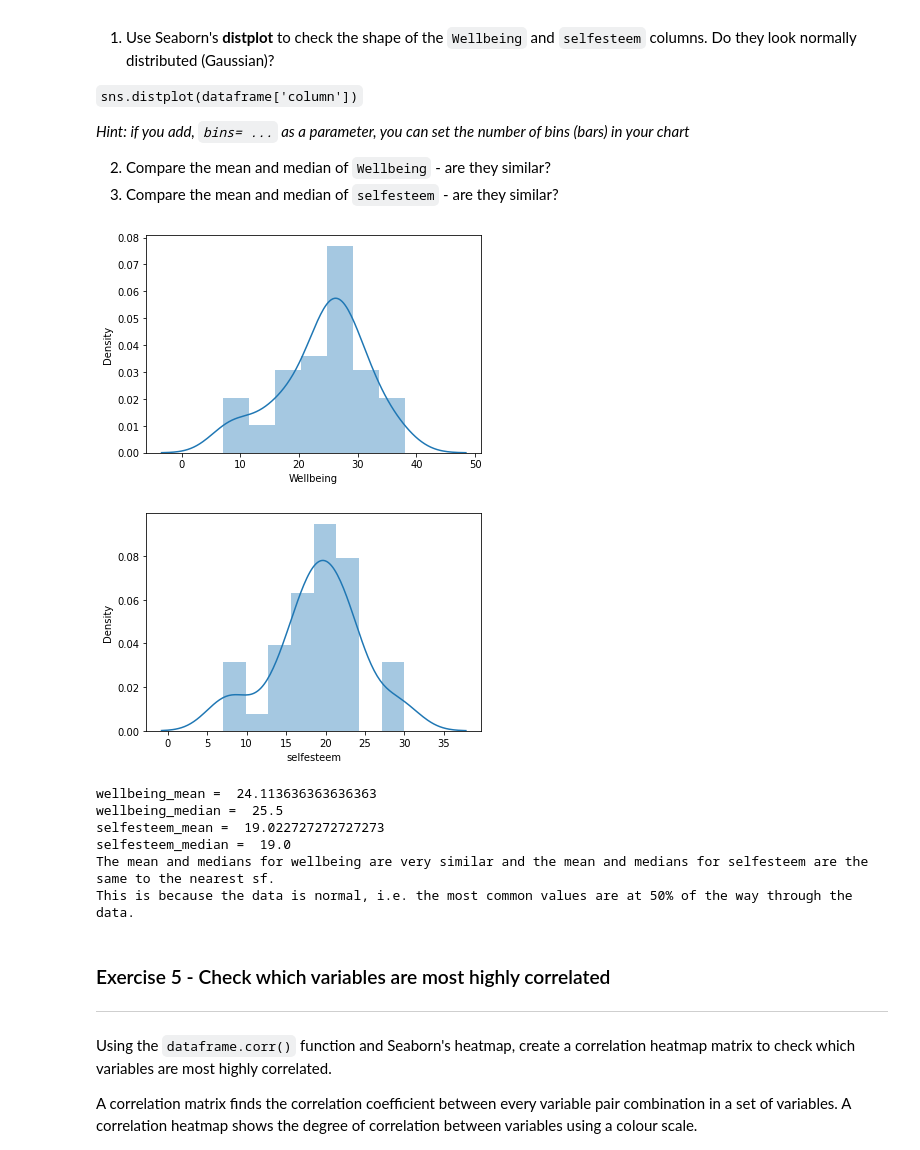
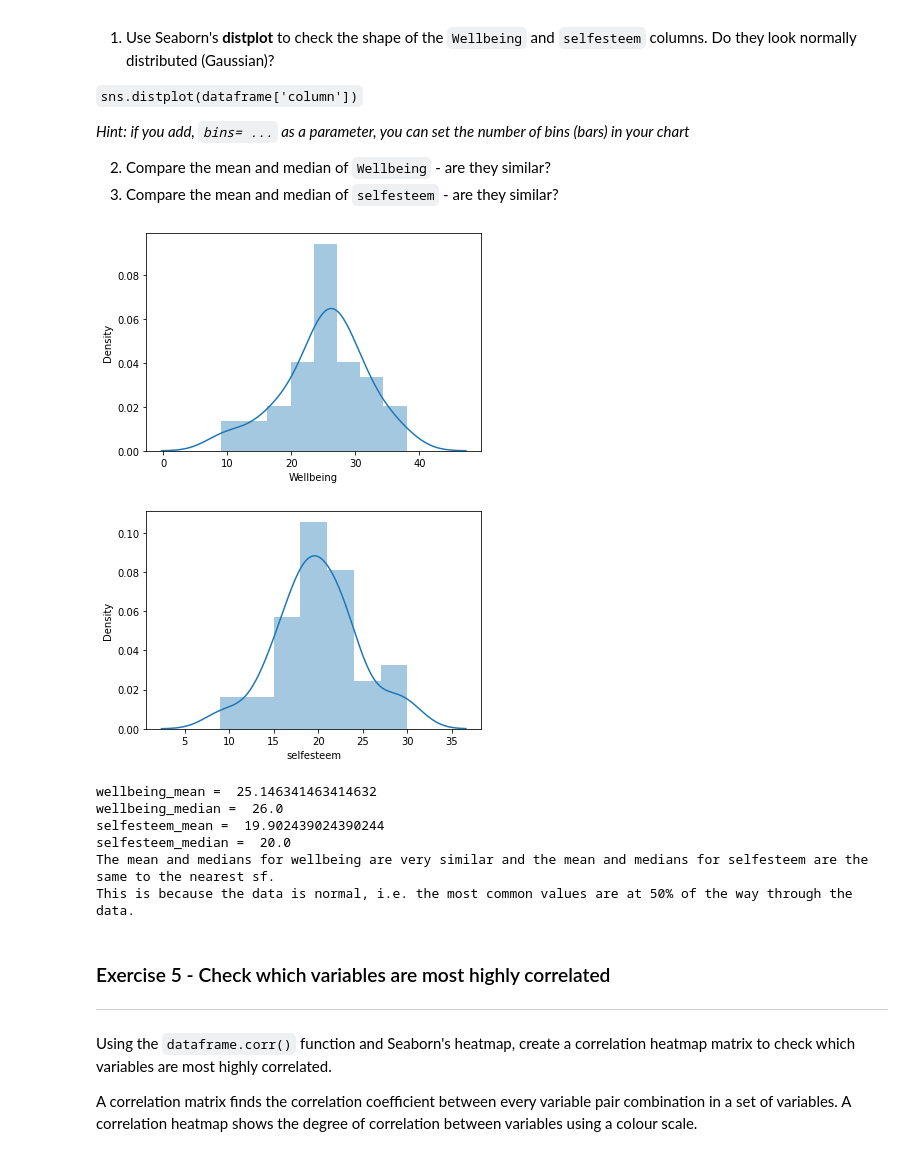
Before and after one commit to NatFT/PythonCourse, a Jupyter notebook: Ex_Correlation_exercises.ipynb, the cells around one changed output. Cells and saved outputs as stored; diff of their text form; code cells hidden in the pictures.

```diff
--- a/Ex_Correlation_exercises.ipynb
+++ b/Ex_Correlation_exercises.ipynb
@@ -155,8 +155,7 @@ def remove_outliers(df, column):
   IQR = Q3 - Q1
   upper_limit = Q3 + 1.5 * IQR
   lower_limit = Q1 - 1.5 * IQR
-  df_normal = df[(df[column] < upper_limit) & (df[column] > lower_limit)]
-  return df_normal
+  return df[(df[column] < upper_limit) & (df[column] > lower_limit)]
 
-remove_outliers(psych_data, 'Wellbeing')
-remove_outliers(df_normal, 'selfesteem')
+df_normal_wellbeing = remove_outliers(psych_data, 'Wellbeing')
+df_normal_full = remove_outliers(df_normal_wellbeing, 'selfesteem')
@@ -179,26 +176,24 @@ Linear regressions assume that the data is normally distributed (Gaussian) and t
 # %%
 import seaborn as sns
 
-#When Ex3 is working replace 'psych_data' with 'df_normal'.
-
-sns.distplot(psych_data['Wellbeing'])
+sns.distplot(df_normal_full['Wellbeing'])
 plt.show()
-sns.distplot(psych_data['selfesteem'])
+sns.distplot(df_normal_full['selfesteem'])
 plt.show()
 
-print("wellbeing_mean = ", psych_data['Wellbeing'].mean())
-print("wellbeing_median = ", psych_data['Wellbeing'].median())
+print("wellbeing_mean = ", df_normal_full['Wellbeing'].mean())
+print("wellbeing_median = ", df_normal_full['Wellbeing'].median())
 
-print("selfesteem_mean = ", psych_data['selfesteem'].mean())
-print("selfesteem_median = ", psych_data['selfesteem'].median())
+print("selfesteem_mean = ", df_normal_full['selfesteem'].mean())
+print("selfesteem_median = ", df_normal_full['selfesteem'].median())
 print("The mean and medians for wellbeing are very similar and the mean and medians for selfesteem are the same to the nearest sf. \nThis is because the data is normal, i.e. the most common values are at 50% of the way through the data.")
 # %% [output]
-[figure, old version]
+[figure, new version]
-[figure, old version]
+[figure, new version]
-wellbeing_mean =  24.113636363636363
-wellbeing_median =  25.5
-selfesteem_mean =  19.022727272727273
-selfesteem_median =  19.0
+wellbeing_mean =  25.146341463414632
+wellbeing_median =  26.0
+selfesteem_mean =  19.902439024390244
+selfesteem_median =  20.0
 The mean and medians for wellbeing are very similar and the mean and medians for selfesteem are the same to the nearest sf.
 This is because the data is normal, i.e. the most common values are at 50% of the way through the data.
 # %% [markdown]
```
Also changed, not shown: parts of 9 cells of this notebook.
